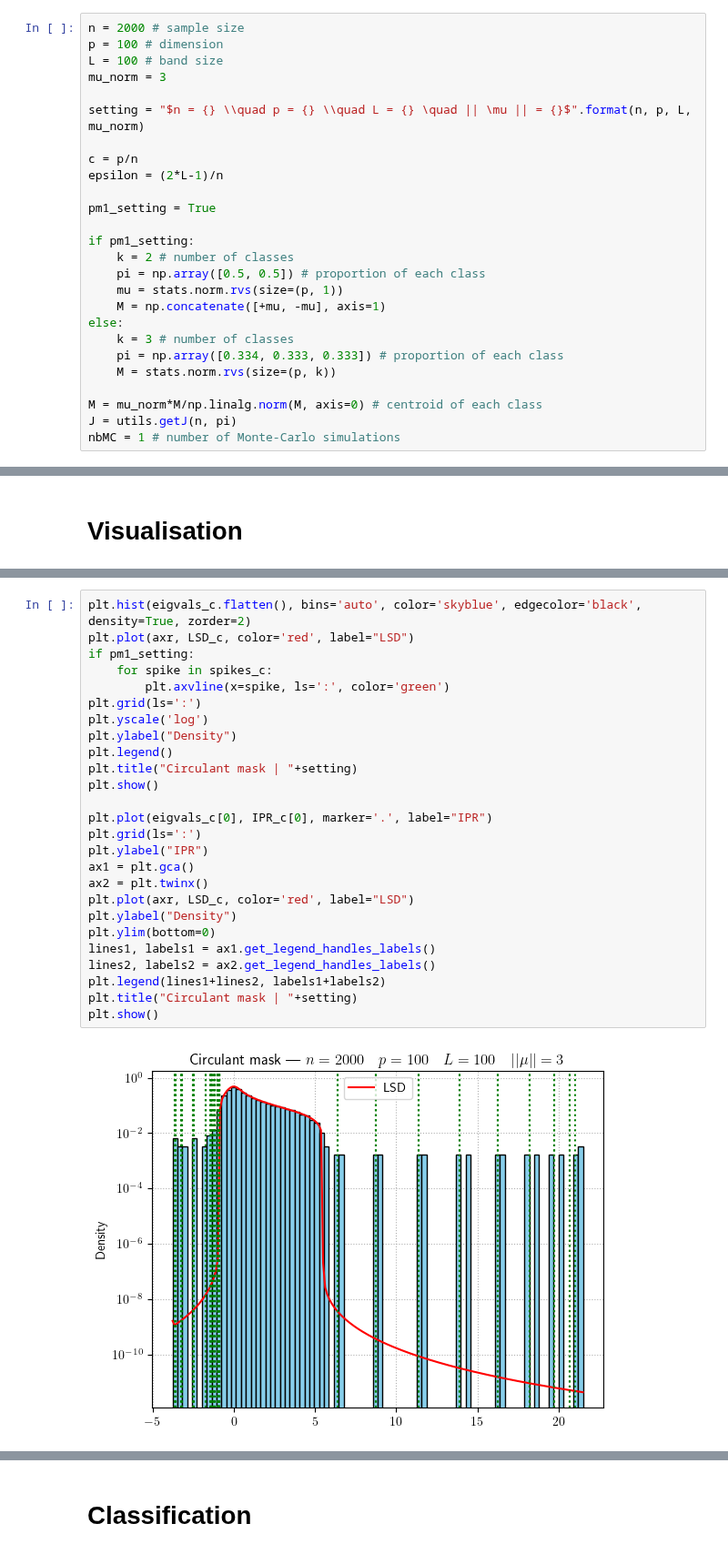
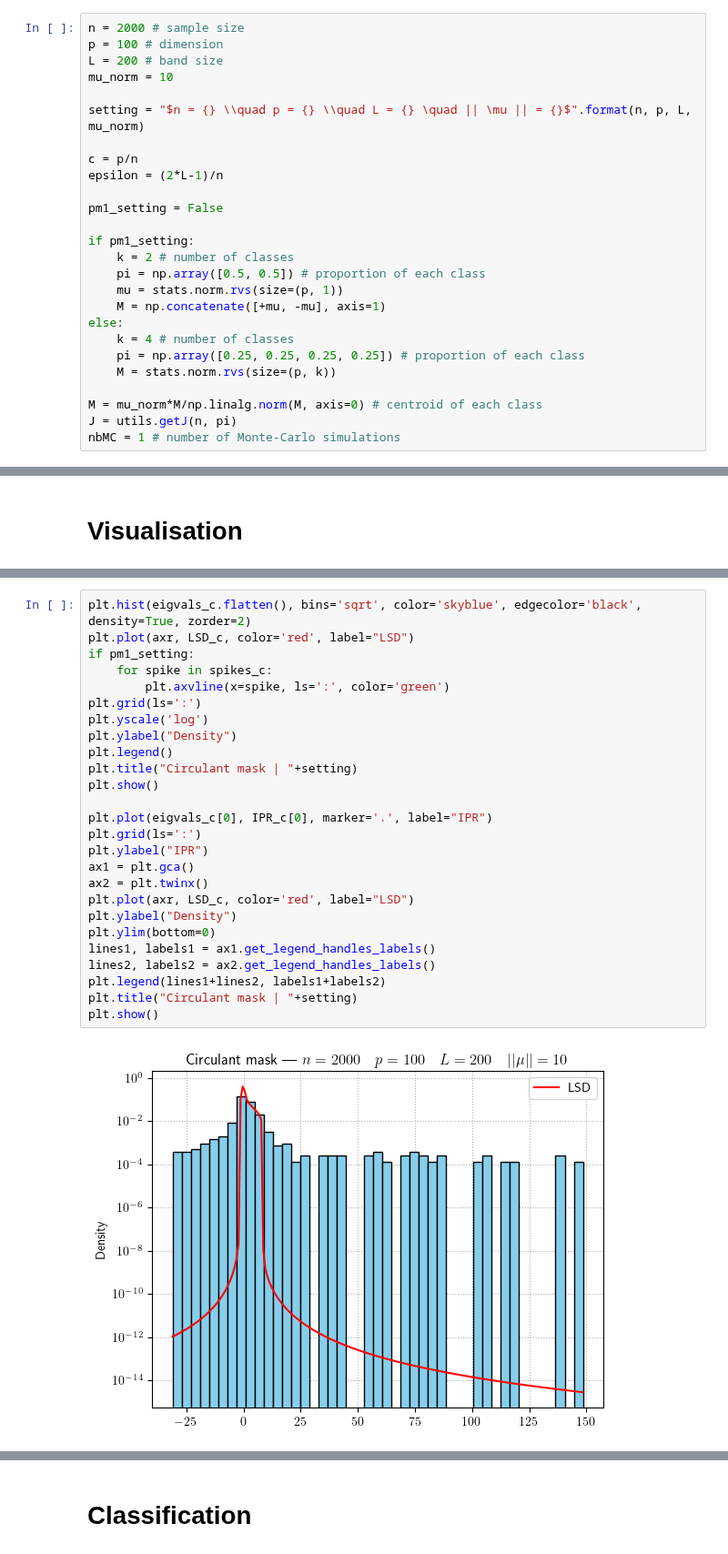
Before and after one commit to HugoLebeau/online_learning, a Jupyter notebook: Toeplitz puncturing.ipynb, the cells around one changed output, grey strips where cells are left out. Shown at 91% size. Cells and saved outputs as stored; diff of their text form.

```diff
--- a/Toeplitz puncturing.ipynb
+++ b/Toeplitz puncturing.ipynb
@@ -14,15 +14,15 @@ np.random.seed(14159)
 # %%
 n = 2000 # sample size
 p = 100 # dimension
-L = 100 # band size
-mu_norm = 3
+L = 200 # band size
+mu_norm = 10
 
 setting = "$n = {} \\quad p = {} \\quad L = {} \quad || \mu || = {}$".format(n, p, L, mu_norm)
 
 c = p/n
 epsilon = (2*L-1)/n
 
-pm1_setting = True
+pm1_setting = False
 
 if pm1_setting:
     k = 2 # number of classes
@@ -30,8 +30,8 @@ if pm1_setting:
     mu = stats.norm.rvs(size=(p, 1))
     M = np.concatenate([+mu, -mu], axis=1)
 else:
-    k = 3 # number of classes
-    pi = np.array([0.334, 0.333, 0.333]) # proportion of each class
+    k = 4 # number of classes
+    pi = np.array([0.25, 0.25, 0.25, 0.25]) # proportion of each class
     M = stats.norm.rvs(size=(p, k))
 
 M = mu_norm*M/np.linalg.norm(M, axis=0) # centroid of each class
@@ -123,28 +138,28 @@ plt.show()
 # %%
-plt.hist(eigvals_c.flatten(), bins='auto', color='skyblue', edgecolor='black', density=True, zorder=2)
+plt.hist(eigvals_c.flatten(), bins='sqrt', color='skyblue', edgecolor='black', density=True, zorder=2)
 plt.plot(axr, LSD_c, color='red', label="LSD")
 if pm1_setting:
     for spike in spikes_c:
         plt.axvline(x=spike, ls=':', color='green')
 plt.grid(ls=':')
 plt.yscale('log')
 plt.ylabel("Density")
 plt.legend()
 plt.title("Circulant mask | "+setting)
 plt.show()
 
 plt.plot(eigvals_c[0], IPR_c[0], marker='.', label="IPR")
 plt.grid(ls=':')
 plt.ylabel("IPR")
 ax1 = plt.gca()
 ax2 = plt.twinx()
 plt.plot(axr, LSD_c, color='red', label="LSD")
 plt.ylabel("Density")
 plt.ylim(bottom=0)
 lines1, labels1 = ax1.get_legend_handles_labels()
 lines2, labels2 = ax2.get_legend_handles_labels()
 plt.legend(lines1+lines2, labels1+labels2)
 plt.title("Circulant mask | "+setting)
 plt.show()
 # %% [output]
-[figure, old version]
+[figure, new version]
```
Also changed, not shown: parts of 17 cells of this notebook.
